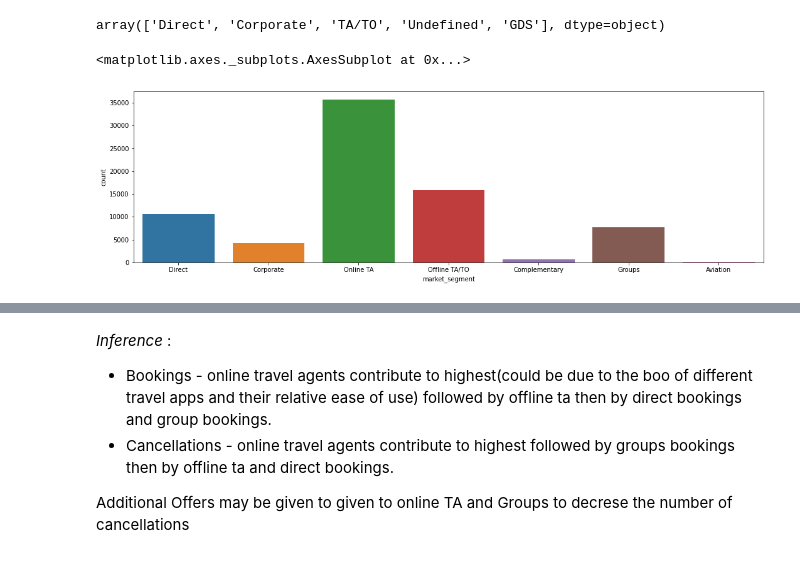
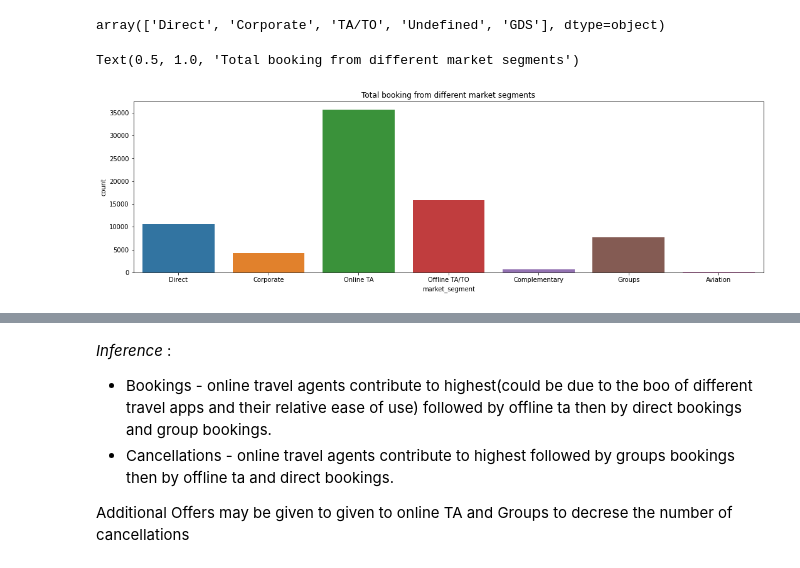
Before and after one commit to Sukruthr/Hotel-Booking-Data-EDA, a Jupyter notebook: EDA_HBD.ipynb, the cells around one changed output, grey strips where cells are left out. Saved outputs shown, nothing was run; the diff lists cells and outputs as text; code cells hidden in the pictures.

```diff
--- a/EDA_HBD.ipynb
+++ b/EDA_HBD.ipynb
@@ -510,11 +517,13 @@ array(['Direct', 'Corporate', 'TA/TO', 'Undefined', 'GDS'], dtype=object)
 # %%
 # both market segemnt and distribution challne contain similar data, but market_segment contains more data points hence that is being considered
 # all categoriesof market segment are chosen except undefined
 bookings_market_segment = df[(df['market_segment']!='Undefined')& (df['is_canceled']==0)]
 
 # plot this data
 countplt = plt.subplots(figsize = (18,5))
-sns.countplot(data = bookings_market_segment, x = 'market_segment')
+p_bms_booked = sns.countplot(data = bookings_market_segment, x = 'market_segment')
+p_bms_booked.set_title('Total booking from different market segments')
+# use plot below
 # %% [output]
-<matplotlib.axes._subplots.AxesSubplot at 0x...>
+Text(0.5, 1.0, 'Total booking from different market segments')
-[figure, old version]
+[figure, new version]
```
Also changed, not shown: parts of 50 cells of this notebook.
